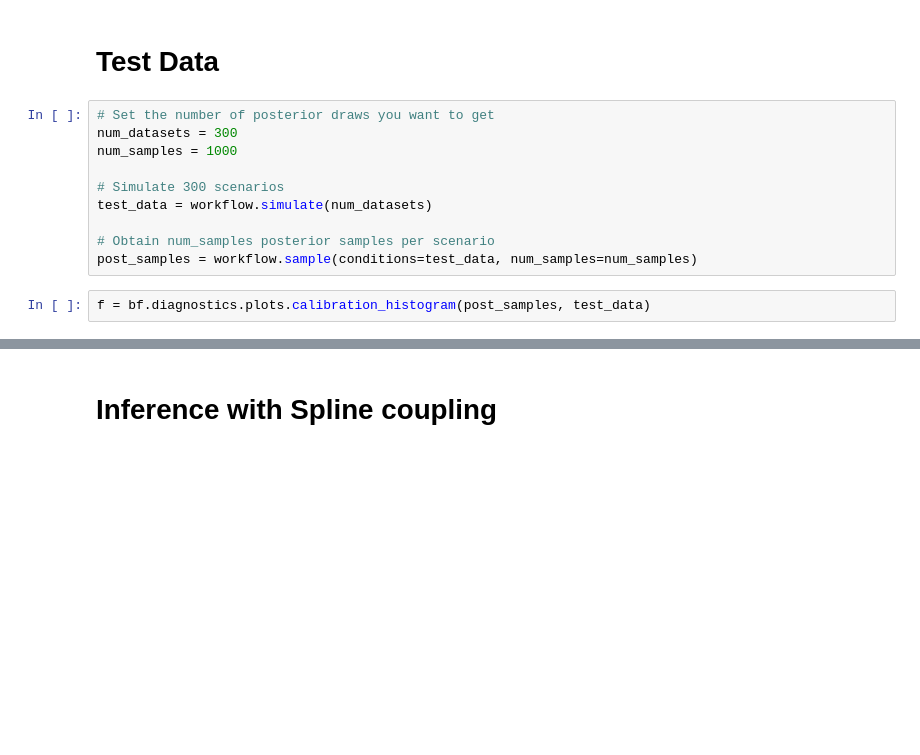
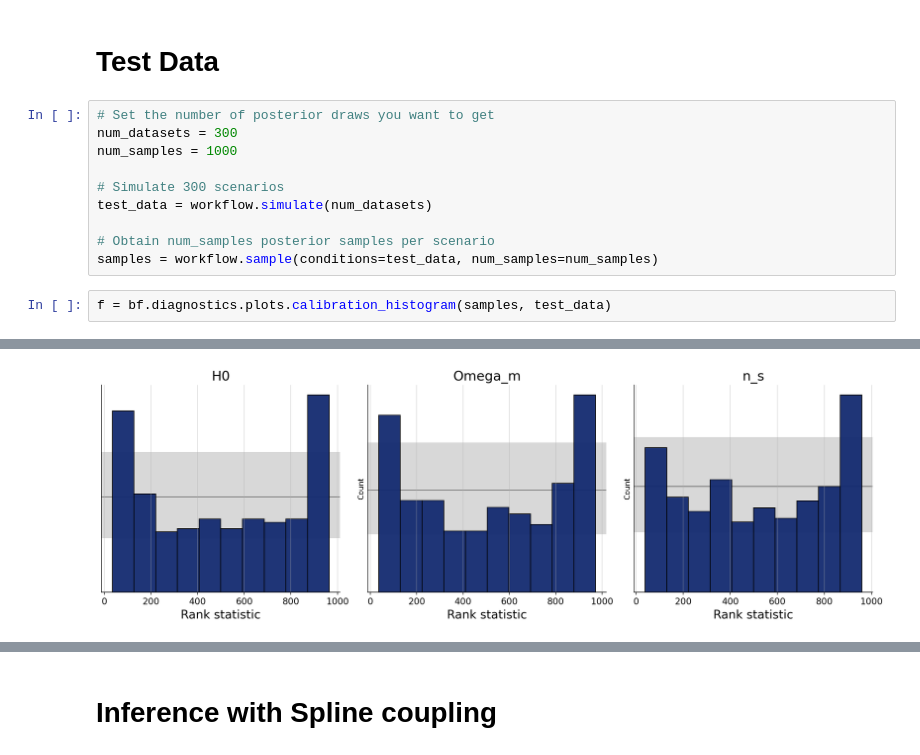
Before and after one commit to lapulga-10/Estimating-Cosmological-Parameters-from-Galaxy-Power-Spectrum-, a Jupyter notebook: 1_DGP.ipynb, the cells around one changed output, grey strips where cells are left out. Saved outputs shown, nothing was run; the diff lists cells and outputs as text; blank space fills up the shorter version.

```diff
--- a/1_DGP.ipynb
+++ b/1_DGP.ipynb
@@ -364,6 +379,7 @@ num_samples = 1000
 test_data = workflow.simulate(num_datasets)
 
 # Obtain num_samples posterior samples per scenario
-post_samples = workflow.sample(conditions=test_data, num_samples=num_samples)
+samples = workflow.sample(conditions=test_data, num_samples=num_samples)
 # %%
-f = bf.diagnostics.plots.calibration_histogram(post_samples, test_data)
+f = bf.diagnostics.plots.calibration_histogram(samples, test_data)
+# %% [output]
@@ -370 +387,2 @@ f = bf.diagnostics.plots.calibration_histogram(post_samples, test_data)
+[figure, added]
 # %%
```
Also changed, not shown: parts of 8 cells of this notebook.
